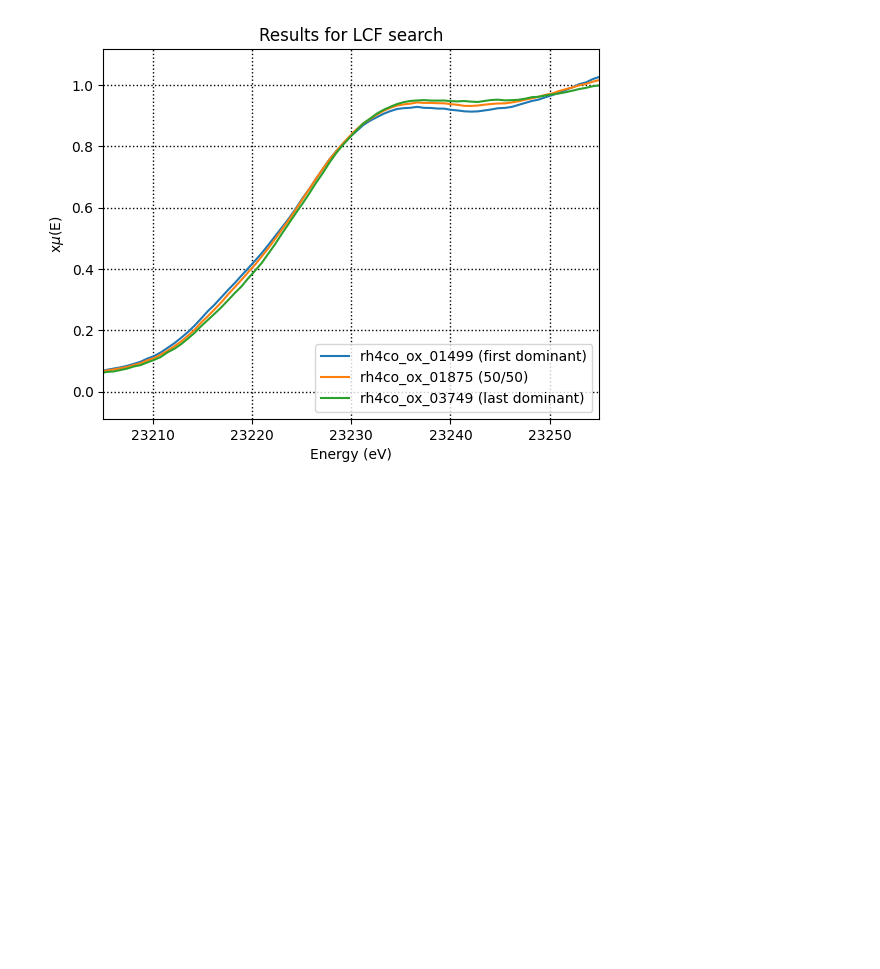
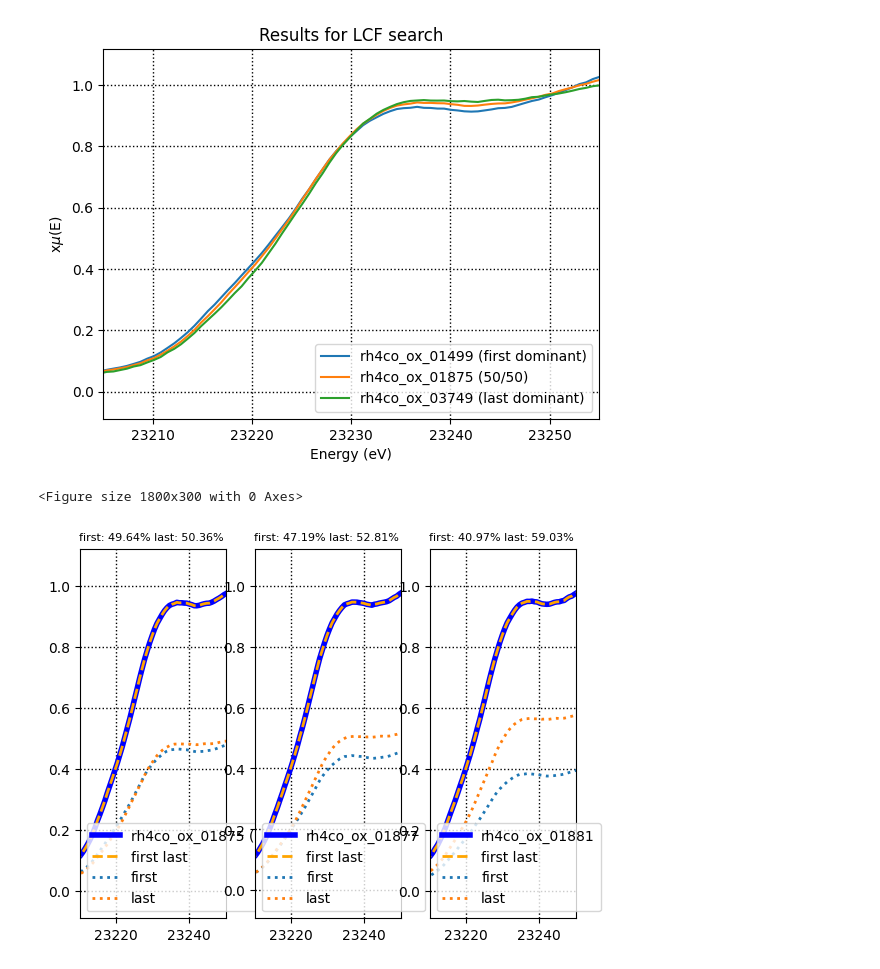
Before and after one commit to scman1/advanced_xafs, a Jupyter notebook: lcf_analiser/LCF_Analysis.ipynb, the cells around one changed output. Saved outputs shown, nothing was run; the diff lists cells and outputs as text; code cells hidden in the pictures; blank space fills up the shorter version.

```diff
--- a/lcf_analiser/LCF_Analysis.ipynb
+++ b/lcf_analiser/LCF_Analysis.ipynb
@@ -195,6 +195,7 @@ def find_lcf_match(path_to_zip = "", variables= {}, w_test=0):
         test_dg = xas_from_zip(path_to_zip, files_list[mid_val], columns = "energy mu")
         test_dg = athenamgr.calc_with_defaults(test_dg)
         test_dg.label = variables['prefix'] + "{:05d}".format(mid_val)
+        test_dg.filename = test_dg.label
         print(test_dg.e0)
         # do lcf of test group
         lcf_result = athenamgr.lcf_group(test_dg,
@@ -423,3 +424,11 @@ rh4co_ox_01499 (first dominant) E0: 23225.067
 rh4co_ox_01875 (50/50)          E0: 23225.067
 rh4co_ox_03749 (last dominant)  E0: 23225.748
 [figure]
+# %%
+import importlib
+importlib.reload(custom_plots)
+plt = custom_plots.compare_3_lcf_plot(list(search_1.values()),[23210, 23250], True)
+plt.show()
+# %% [output]
+<Figure size 1800x300 with 0 Axes>
+[figure, added]
```
Also changed, not shown: parts of 3 cells of this notebook, 1 other file.
